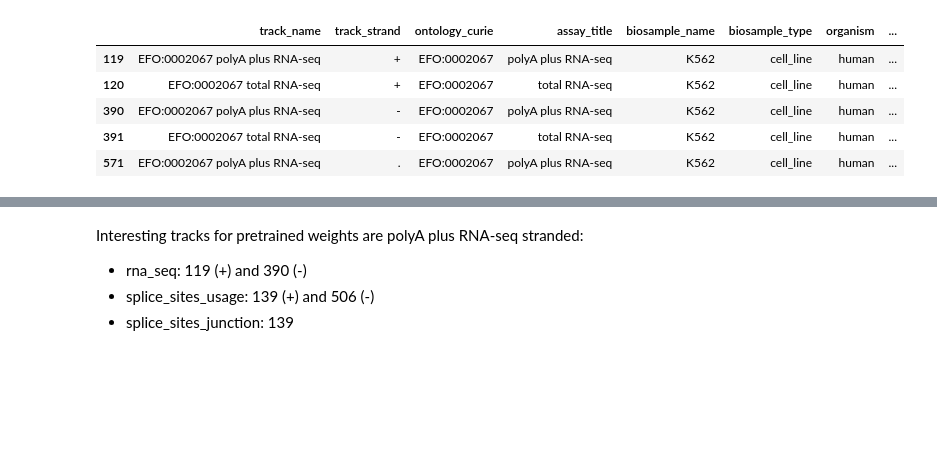
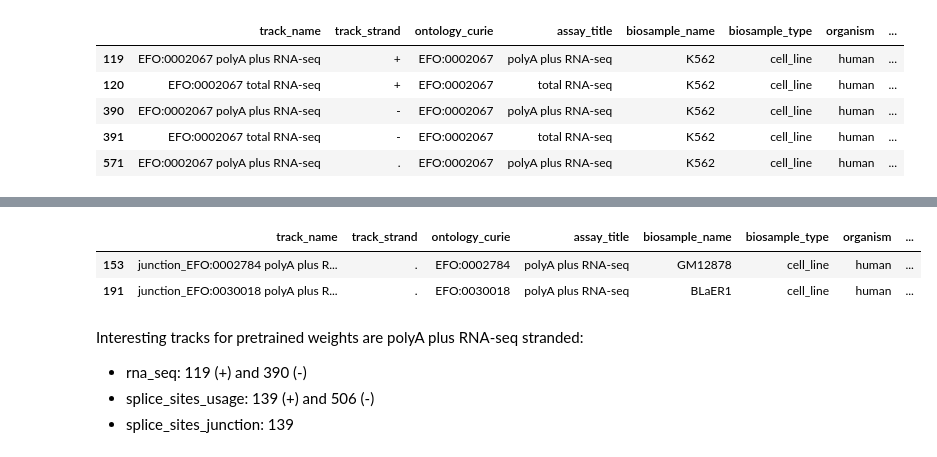
Before and after one commit to MiqG/alphagenome_finetuning_rna, a Jupyter notebook: figures/track_indices.ipynb, the cells around one changed output, grey strips where cells are left out. Drawn from its saved outputs; the diff is of its cells as text; code cells hidden in the pictures; blank space fills up the shorter version.

Commit message:
updated notebook track indices

```diff
--- a/figures/track_indices.ipynb
+++ b/figures/track_indices.ipynb
@@ -110,6 +110,17 @@ track_metadata.query("output_type=='rna_seq' & organism=='human' & track_name!='
 |  | track_name | track_strand | ontology_curie | assay_title | biosample_name | biosample_type | organism | ... |
 | 139 | junction_EFO:0002067 polyA plus R... | . | EFO:0002067 | polyA plus RNA-seq | K562 | cell_line | human | ... |
 | 140 | junction_EFO:0002067 total RNA-seq | . | EFO:0002067 | total RNA-seq | K562 | cell_line | human | ... |
+# %%
+(
+    track_metadata
+    .query("output_type=='splice_sites_junction' & organism=='human' & track_name!='Padding'")
+    .reset_index(drop=True)
+    .query("biosample_name.isin(['BLaER1','GM12878']) & assay_title=='polyA plus RNA-seq'")
+)
+# %% [output]
+|  | track_name | track_strand | ontology_curie | assay_title | biosample_name | biosample_type | organism | ... |
+| 153 | junction_EFO:0002784 polyA plus R... | . | EFO:0002784 | polyA plus RNA-seq | GM12878 | cell_line | human | ... |
+| 191 | junction_EFO:0030018 polyA plus R... | . | EFO:0030018 | polyA plus RNA-seq | BLaER1 | cell_line | human | ... |
 # %% [markdown]
 Interesting tracks for pretrained weights are polyA plus RNA-seq stranded:
 - rna_seq: 119 (+) and 390 (-)
```
